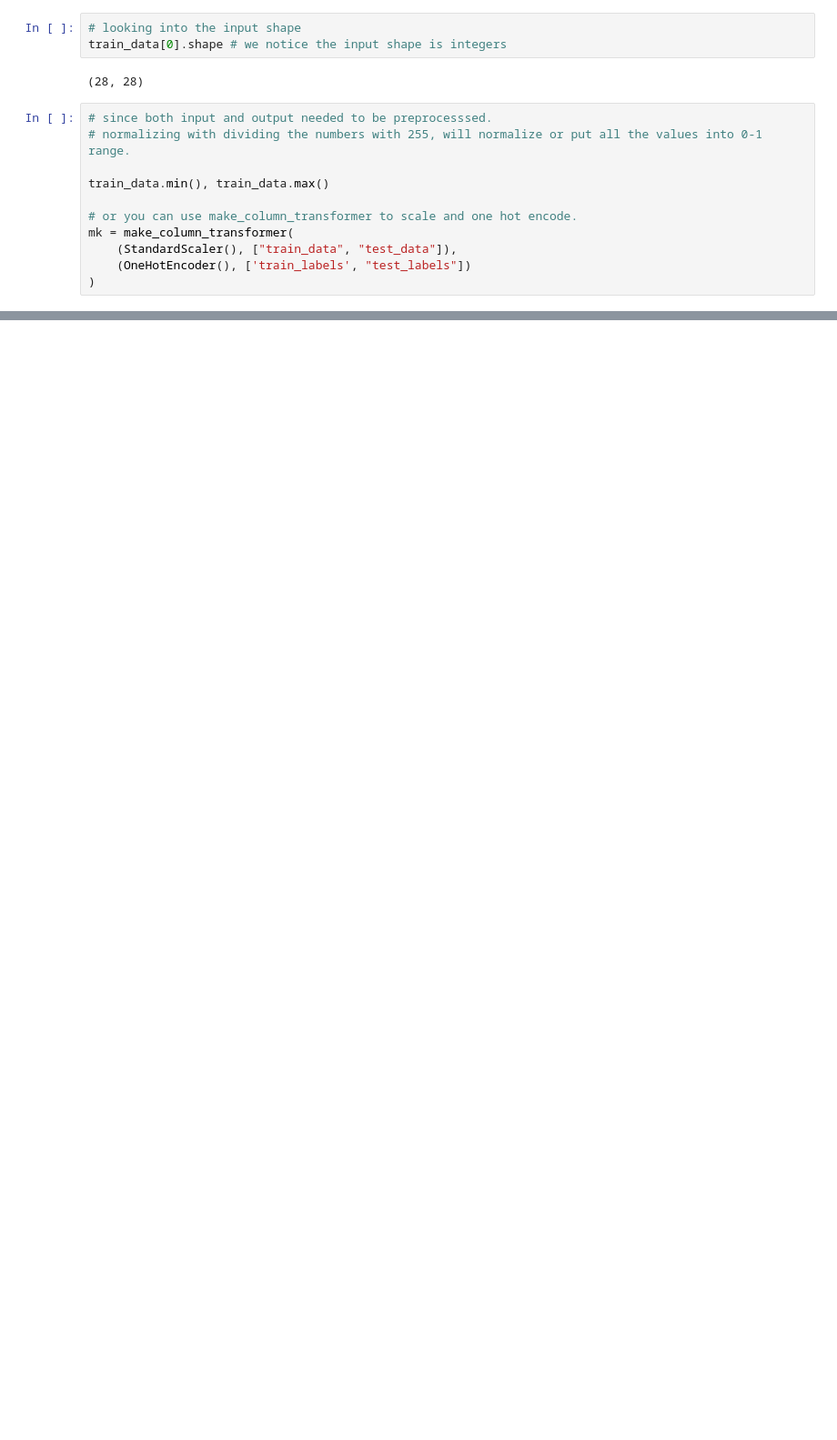
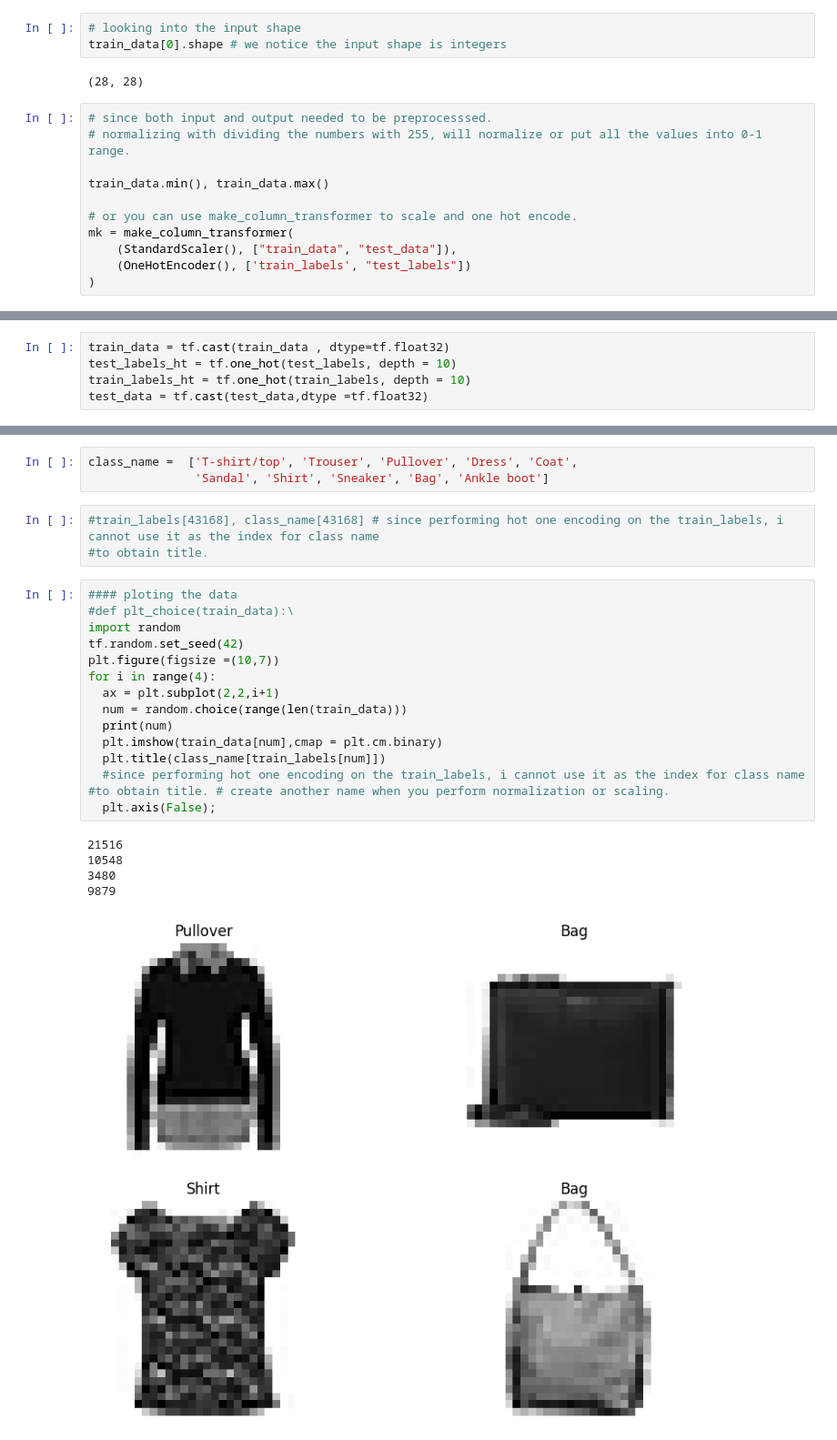
Before and after one commit to Mohican999370/Reverie, a Jupyter notebook: fashion_mnist.ipynb, the cells around one changed output, grey strips where cells are left out. Shown at 91% size. Drawn from its saved outputs; the diff is of its cells as text; blank space fills up the shorter version.

```diff
--- a/fashion_mnist.ipynb
+++ b/fashion_mnist.ipynb
@@ -58,0 +56,5 @@ array([9, 2, 1, 1, 6, 1, 4, 6, 5, 7], dtype=uint8)
+# %%
+train_data = tf.cast(train_data , dtype=tf.float32)
+test_labels_ht = tf.one_hot(test_labels, depth = 10)
+train_labels_ht = tf.one_hot(train_labels, depth = 10)
+test_data = tf.cast(test_data,dtype =tf.float32)
@@ -58,0 +94,27 @@ array([9, 2, 1, 1, 6, 1, 4, 6, 5, 7], dtype=uint8)
+# %%
+class_name =  ['T-shirt/top', 'Trouser', 'Pullover', 'Dress', 'Coat',
+               'Sandal', 'Shirt', 'Sneaker', 'Bag', 'Ankle boot']
+# %%
+#train_labels[43168], class_name[43168] # since performing hot one encoding on the train_labels, i cannot use it as the index for class name
+#to obtain title.
+# %%
+#### ploting the data
+#def plt_choice(train_data):\
+import random
+tf.random.set_seed(42)
+plt.figure(figsize =(10,7))
+for i in range(4):
+  ax = plt.subplot(2,2,i+1)
+  num = random.choice(range(len(train_data)))
+  print(num)
+  plt.imshow(train_data[num],cmap = plt.cm.binary)
+  plt.title(class_name[train_labels[num]])
+  #since performing hot one encoding on the train_labels, i cannot use it as the index for class name
+#to obtain title. # create another name when you perform normalization or scaling.
+  plt.axis(False);
+# %% [output]
+21516
+10548
+3480
+9879
+[figure, added]
```
Also changed, not shown: parts of 16 cells of this notebook.
